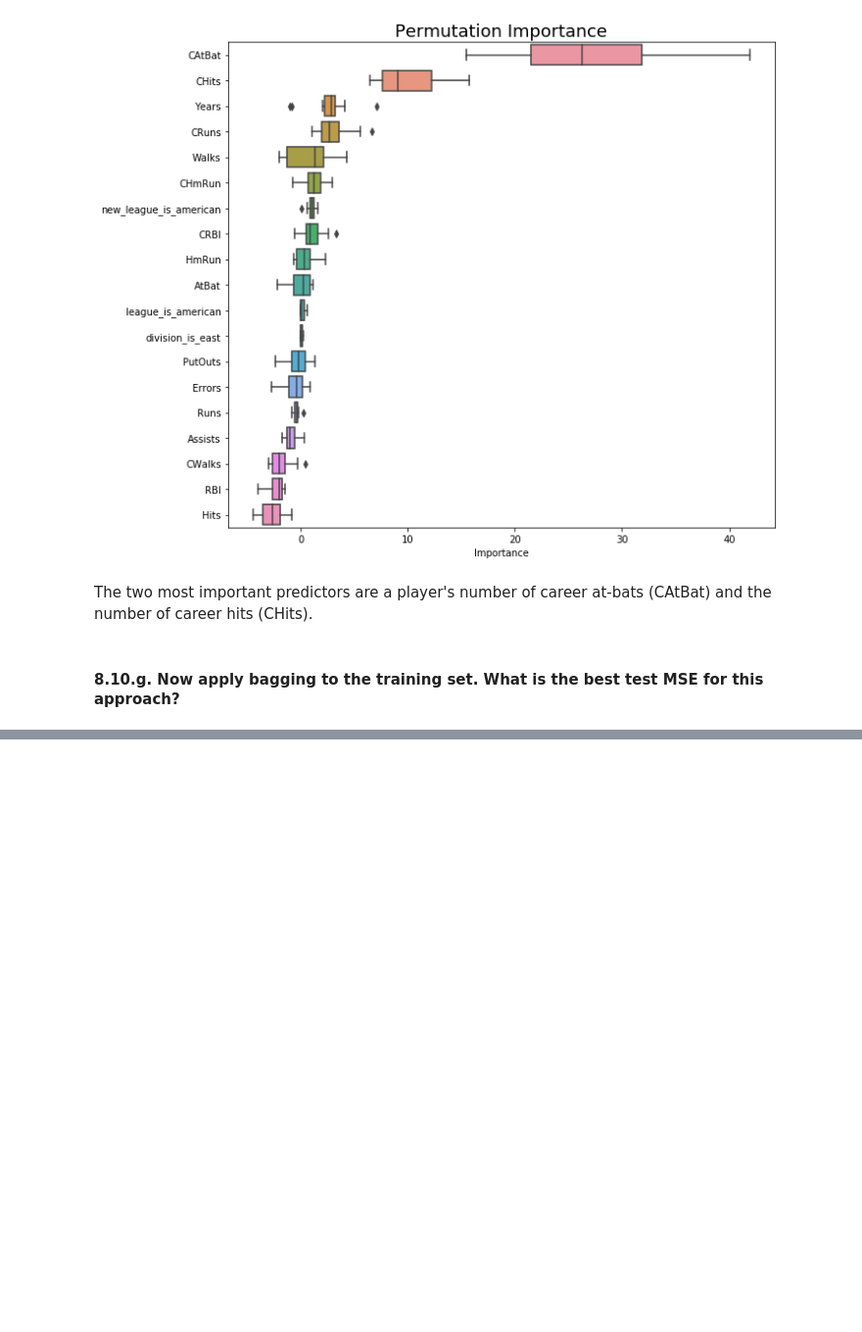
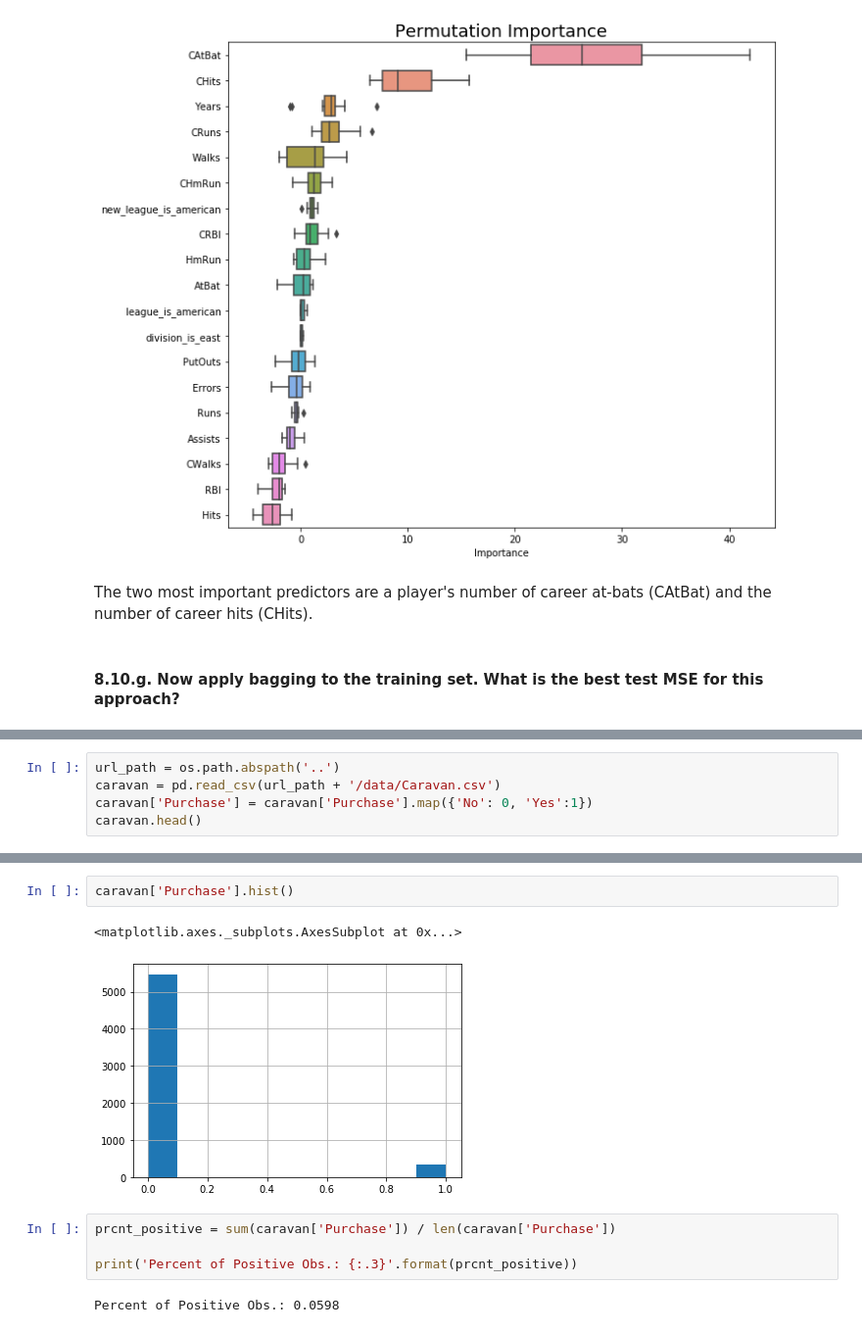
Before and after one commit to Morgan-Sell/islr-labs-exercises-python, a Jupyter notebook: exercises/08_tree_based_methods_exercises.ipynb, the cells around one changed output, grey strips where cells are left out. Shown at 98% size. Drawn from its saved outputs; the diff is of its cells as text; blank space fills up the shorter version.

Commit message:
started question 8.11. Exploring oversampling and permutation importance. Building udfs for plot permutation importance. Need to compare permutation importance to feature importance.

```diff
--- a/exercises/08_tree_based_methods_exercises.ipynb
+++ b/exercises/08_tree_based_methods_exercises.ipynb
@@ -586,0 +607,5 @@ The two most important predictors are a player's number of career at-bats (CAtBa
+# %%
+url_path = os.path.abspath('..')
+caravan = pd.read_csv(url_path + '/data/Caravan.csv')
+caravan['Purchase'] = caravan['Purchase'].map({'No': 0, 'Yes':1})
+caravan.head()
@@ -586,0 +620,11 @@ The two most important predictors are a player's number of career at-bats (CAtBa
+# %%
+caravan['Purchase'].hist()
+# %% [output]
+<matplotlib.axes._subplots.AxesSubplot at 0x...>
+[figure, added]
+# %%
+prcnt_positive = sum(caravan['Purchase']) / len(caravan['Purchase'])
+
+print('Percent of Positive Obs.: {:.3}'.format(prcnt_positive))
+# %% [output]
+Percent of Positive Obs.: 0.0598
```
Also changed, not shown: parts of 15 cells of this notebook, 1 other file.
